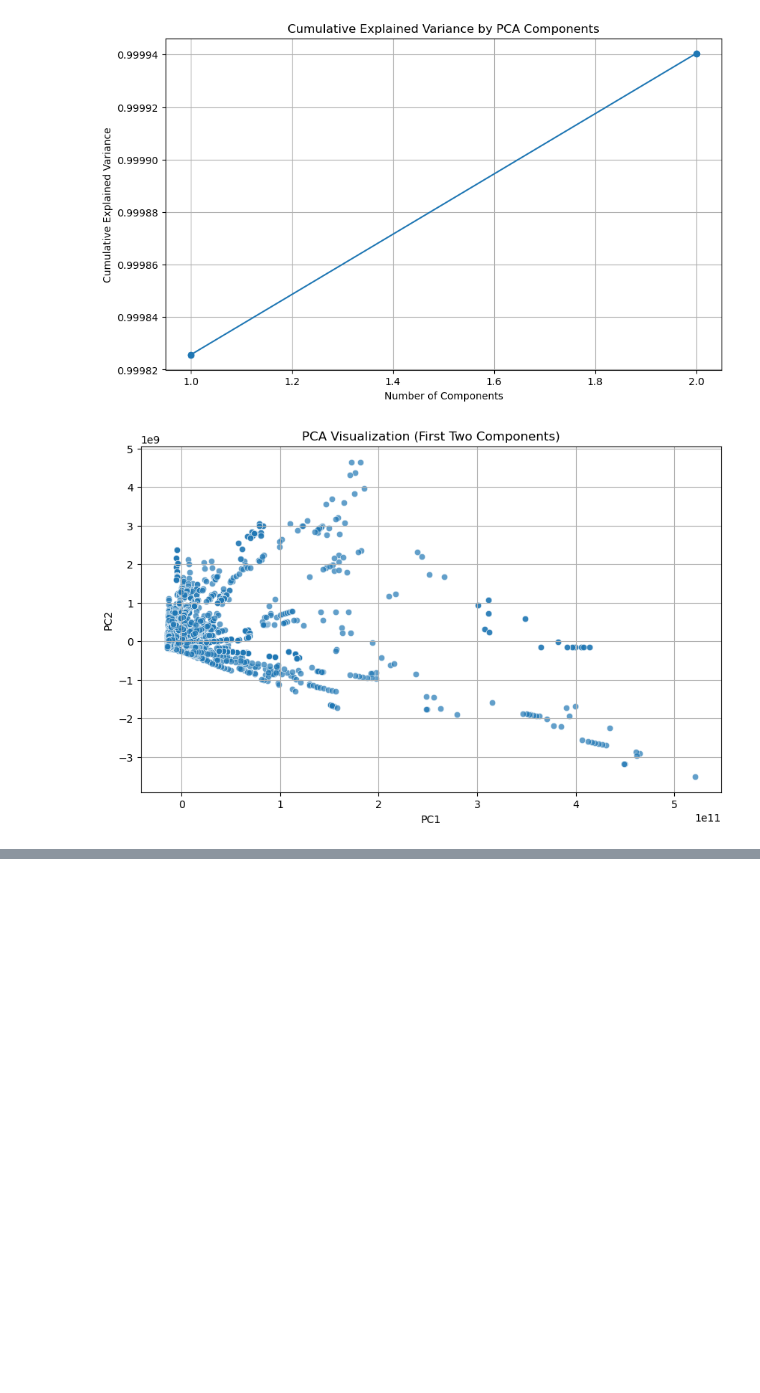
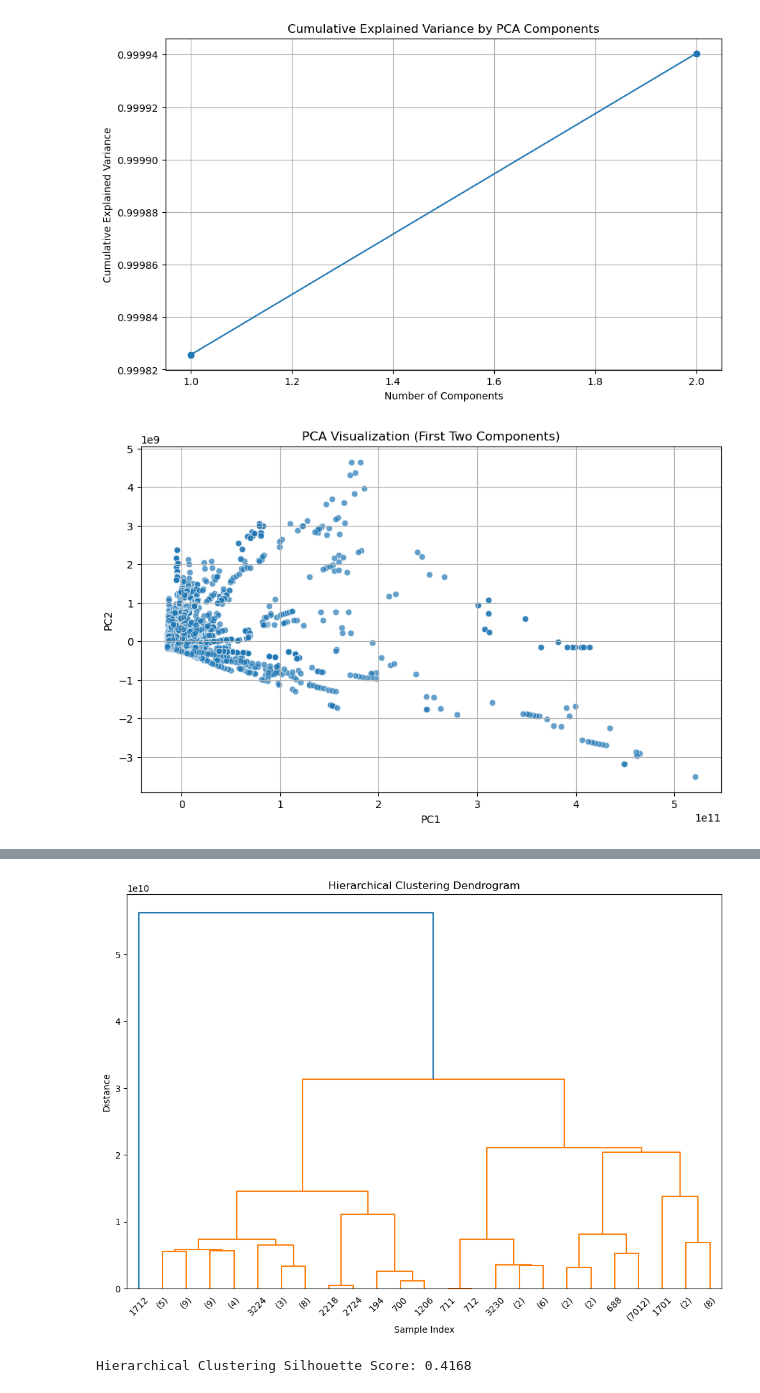
Before and after one commit to shanayw22/waste_nutrient_analysis, a Jupyter notebook: technical-details/unsupervised-learning/main.ipynb, the cells around one changed output, grey strips where cells are left out. Drawn from its saved outputs; the diff is of its cells as text; code cells hidden in the pictures; blank space fills up the shorter version.

```diff
--- a/technical-details/unsupervised-learning/main.ipynb
+++ b/technical-details/unsupervised-learning/main.ipynb
@@ -320,0 +421,47 @@ Hierarchical Clustering Silhouette Score: 0.0484
+# %%
+# from sklearn.metrics import silhouette_score
+# from sklearn.cluster import AgglomerativeClustering
+# import numpy as np
+
+# def hierarchical_grid_search(data, method_range, distance_threshold_range):
+#     best_score = -1
+#     best_params = {'method': None, 'distance_threshold': None}
+
+#     for method in method_range:
+#         for distance_threshold in distance_threshold_range:
+#             # Apply Agglomerative Clustering
+#             hierarchical = AgglomerativeClustering(linkage=method, distance_threshold=distance_threshold, n_clusters=None)
+#             labels = hierarchical.fit_predict(data)
+
+#             # Get number of unique clusters
+#             unique_labels = set(labels)
+#             num_clusters = len(unique_labels) - (1 if -1 in unique_labels else 0)  # Exclude noise (-1) if present
+
+#             # Check if the number of clusters is valid for silhouette score (between 2 and n_samples-1)
+#             if num_clusters >= 2 and num_clusters < len(data):  # Ensure at least two clusters
+#                 try:
+#                     score = silhouette_score(data, labels)
+#                     print(f"method: {method}, distance_threshold: {distance_threshold}, Silhouette Score: {score:.4f}")
+
+#                     if score > best_score:
+#                         best_score = score
+#                         best_params = {'method': method, 'distance_threshold': distance_threshold}
+#                 except ValueError:
+#                     print(f"Error calculating silhouette score for method: {method}, distance_threshold: {distance_threshold}")
+#             else:
+#                 print(f"Skipping method: {method}, distance_threshold: {distance_threshold} due to invalid number of clusters.")
+
+#     print(f"Best Parameters: {best_params}, Best Silhouette Score: {best_score:.4f}")
+#     return best_params, best_score
+
+# # Example usage:
+# method_range = ['ward', 'complete', 'average', 'single']  # Different linkage methods
+# distance_threshold_range = np.linspace(2, 10000, 10)  # Modify the range as needed
+
+# best_params, best_score = hierarchical_grid_search(unsupervised_learner.data, method_range, distance_threshold_range)
+#Best Parameters: {'method': 'single', 'distance_threshold': 10000.0}, Best Silhouette Score: 0.4168
+
+unsupervised_learner.hierarchical_clustering("single",distance_threshold = 10000)
+# %% [output]
+[figure, added]
+Hierarchical Clustering Silhouette Score: 0.4168
```
Also changed, not shown: parts of 20 cells of this notebook, 13 other files.
